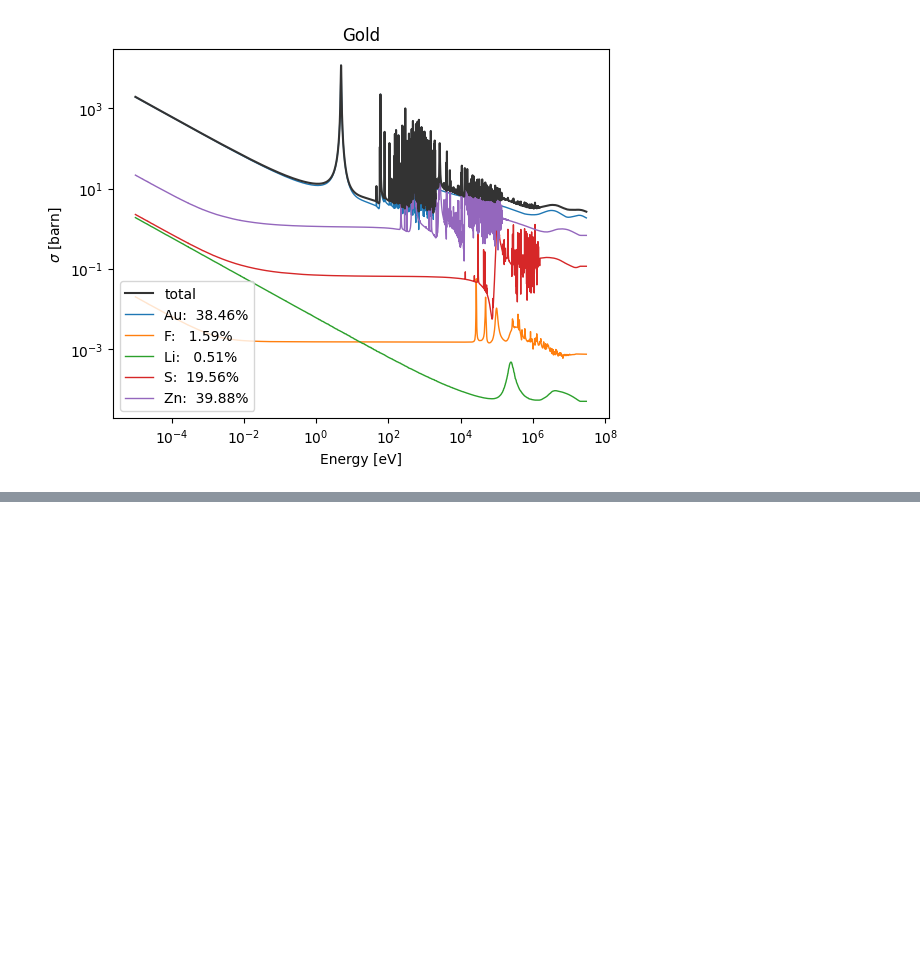
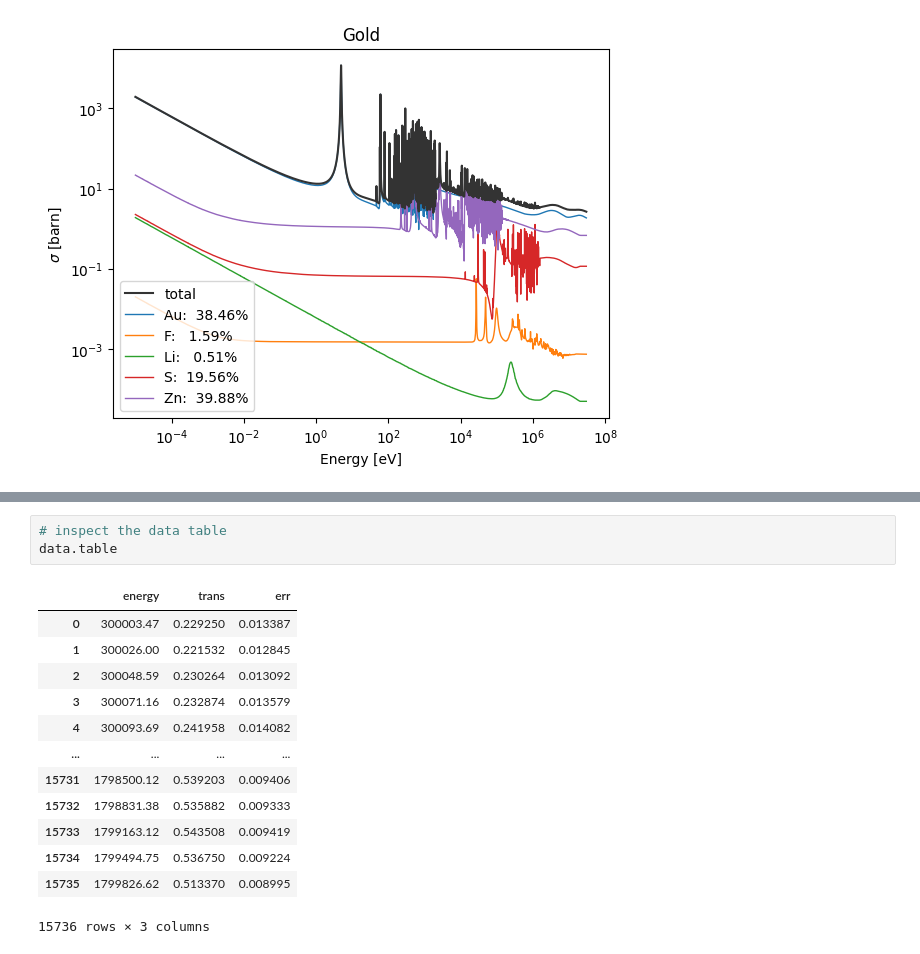
Before and after one commit to TsvikiHirsh/nres, a Jupyter notebook: notebooks/nres_demo.ipynb, the cells around one changed output, grey strips where cells are left out. Saved outputs shown, nothing was run; the diff lists cells and outputs as text; blank space fills up the shorter version.

```diff
--- a/notebooks/nres_demo.ipynb
+++ b/notebooks/nres_demo.ipynb
@@ -269,0 +419,17 @@ golden_zns.plot(loglog=True)
+# %%
+# inspect the data table
+data.table
+# %% [output]
+|  | energy | trans | err |
+| 0 | 300003.47 | 0.229250 | 0.013387 |
+| 1 | 300026.00 | 0.221532 | 0.012845 |
+| 2 | 300048.59 | 0.230264 | 0.013092 |
+| 3 | 300071.16 | 0.232874 | 0.013579 |
+| 4 | 300093.69 | 0.241958 | 0.014082 |
+| ... | ... | ... | ... |
+| 15731 | 1798500.12 | 0.539203 | 0.009406 |
+| 15732 | 1798831.38 | 0.535882 | 0.009333 |
+| 15733 | 1799163.12 | 0.543508 | 0.009419 |
+| 15734 | 1799494.75 | 0.536750 | 0.009224 |
+| 15735 | 1799826.62 | 0.513370 | 0.008995 |
+15736 rows × 3 columns
```
Also changed, not shown: parts of 10 cells of this notebook.
